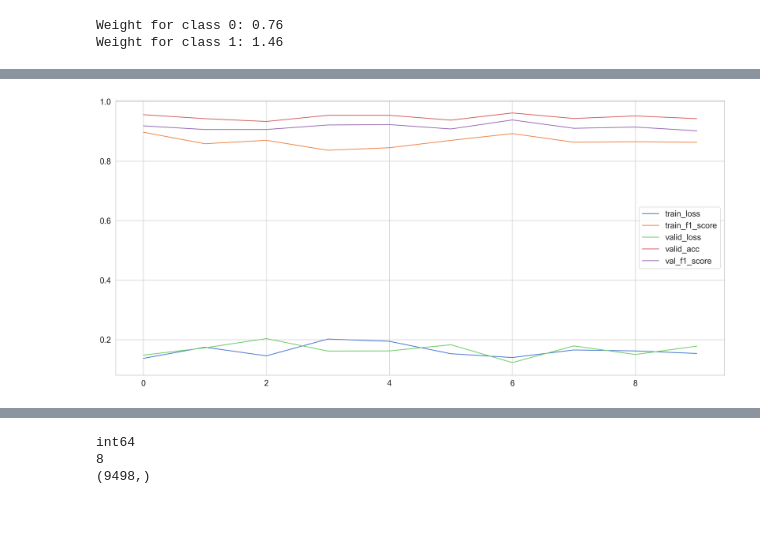
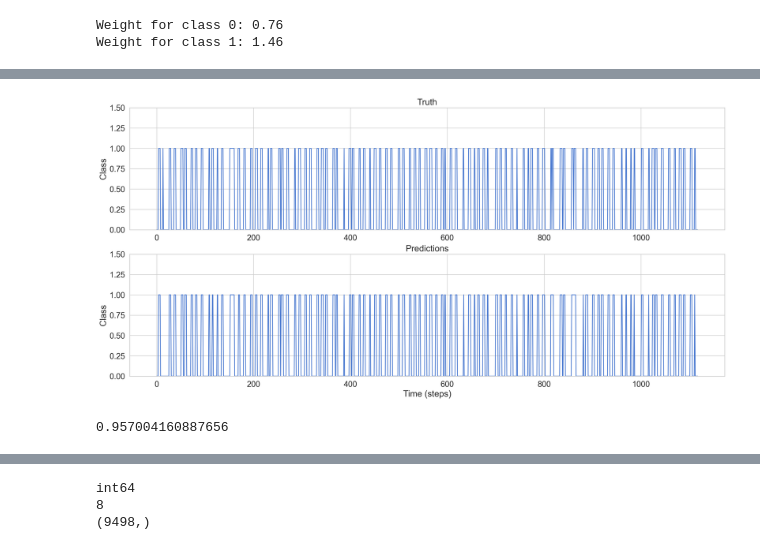
Before and after one commit to jwgerlach00/gunshot_sound_classification, a Jupyter notebook: tensorflow_bi_LSTM.ipynb, the cells around one changed output, grey strips where cells are left out. Drawn from its saved outputs; the diff is of its cells as text; code cells hidden in the pictures; blank space fills up the shorter version.

```diff
--- a/tensorflow_bi_LSTM.ipynb
+++ b/tensorflow_bi_LSTM.ipynb
@@ -453,13 +459,11 @@ def plot_pred(y_true, y_pred):
   ax[0].plot(range(0,len(y_pred)), y_true)
   ax[0].set_title('Truth')
   ax[0].set_ylabel('Class')
-  ax[0].set_ylim(0, 3.5) # update the ylim(bottom, top) values
+  ax[0].set_ylim(0, 1.5) # update the ylim(bottom, top) values
 
   ax[1].plot(range(0,len(y_pred)), y_pred)
   ax[1].set_title('Predictions')
   ax[1].set_ylabel('Class')
   ax[1].set_xlabel('Time (steps)')
-  ax[1].set_ylim(0, 3.5) # update the ylim(bottom, top) values
+  ax[1].set_ylim(0, 1.5) # update the ylim(bottom, top) values
   plt.show() # ta-da!
-
-plot_pred(enc.inverse_transform(y_val), enc.inverse_transform(y_pred))
@@ -588,10 +470,9 @@ Epoch 10: val_f1_score did not improve from 0.94110
-# %%
-plt.plot(new_history.history['loss'], label='train_loss')
-plt.plot(new_history.history['f1_score'], label='train_f1_score')
-plt.plot(new_history.history['val_loss'], label='valid_loss')
-plt.plot(new_history.history['val_acc'], label='valid_acc')
-plt.plot(new_history.history['val_f1_score'], label='val_f1_score')
-
-plt.legend();
-# %% [output]
-[figure, removed]
+# %%
+plot_pred(y_test, y_pred_int)
+# %% [output]
+[figure, added]
+# %%
+from sklearn.metrics import f1_score
+f1_score(y_test,y_pred_int,average = 'binary')
+# %% [output]
+0.957004160887656
```
Also changed, not shown: parts of 31 cells of this notebook.
